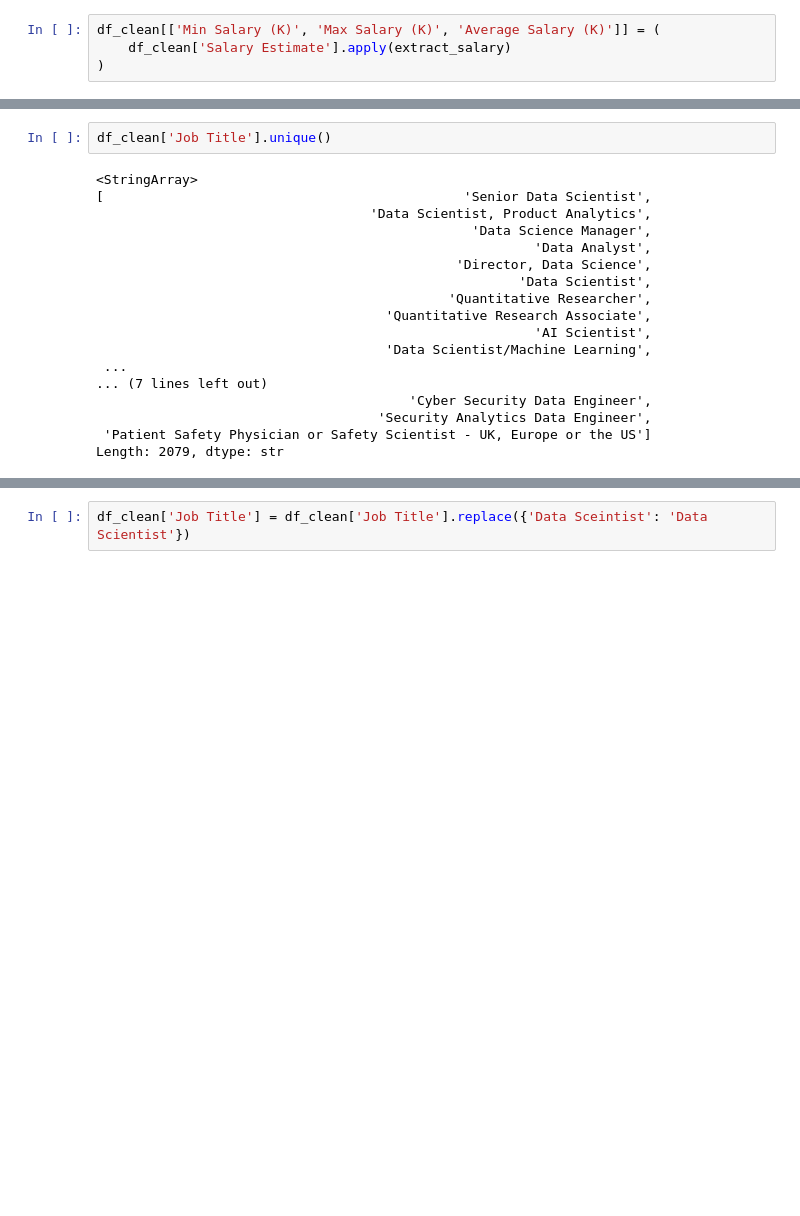
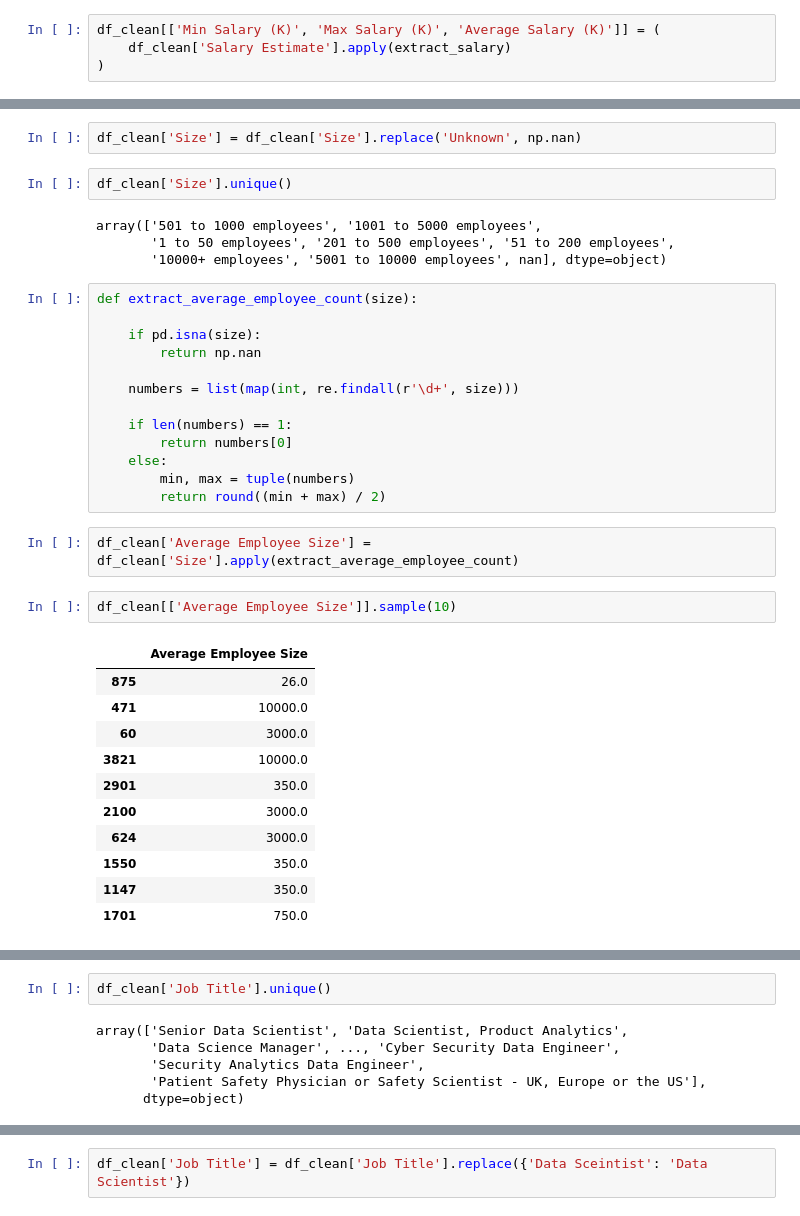
Before and after one commit to maryamzakeri-ds/data-job-market-analysis, a Jupyter notebook: notebooks/02_data_cleaning.ipynb, the cells around one changed output, grey strips where cells are left out. Drawn from its saved outputs; the diff is of its cells as text; blank space fills up the shorter version.

```diff
--- a/notebooks/02_data_cleaning.ipynb
+++ b/notebooks/02_data_cleaning.ipynb
@@ -304,3 +325,40 @@ df_clean[['Min Salary (K)', 'Max Salary (K)', 'Average Salary (K)']].sample(20)
+# %%
+df_clean['Size'] = df_clean['Size'].replace('Unknown', np.nan)
+# %%
+df_clean['Size'].unique()
+# %% [output]
+array(['501 to 1000 employees', '1001 to 5000 employees',
+       '1 to 50 employees', '201 to 500 employees', '51 to 200 employees',
+       '10000+ employees', '5001 to 10000 employees', nan], dtype=object)
+# %%
+def extract_average_employee_count(size):
+
+    if pd.isna(size):
+        return np.nan
+
+    numbers = list(map(int, re.findall(r'\d+', size)))
+
+    if len(numbers) == 1:
+        return numbers[0]
+    else:
+        min, max = tuple(numbers)
+        return round((min + max) / 2)
+# %%
+df_clean['Average Employee Size'] = df_clean['Size'].apply(extract_average_employee_count)
+# %%
+df_clean[['Average Employee Size']].sample(10)
+# %% [output]
+|  | Average Employee Size |
+| 875 | 26.0 |
+| 471 | 10000.0 |
+| 60 | 3000.0 |
+| 3821 | 10000.0 |
+| 2901 | 350.0 |
+| 2100 | 3000.0 |
+| 624 | 3000.0 |
+| 1550 | 350.0 |
+| 1147 | 350.0 |
+| 1701 | 750.0 |
 # %% [markdown]
 ### Job Title Standardization
 
@@ -316,23 +375,11 @@ The original `Job Title` column is retained to preserve the raw information.
 # %%
 df_clean['Job Title'].unique()
 # %% [output]
-<StringArray>
-[                                              'Senior Data Scientist',
-                                   'Data Scientist, Product Analytics',
-                                                'Data Science Manager',
-                                                        'Data Analyst',
-                                              'Director, Data Science',
-                                                      'Data Scientist',
-                                             'Quantitative Researcher',
-                                     'Quantitative Research Associate',
-                                                        'AI Scientist',
-                                     'Data Scientist/Machine Learning',
- ...
-... (7 lines left out)
-                                        'Cyber Security Data Engineer',
-                                    'Security Analytics Data Engineer',
- 'Patient Safety Physician or Safety Scientist - UK, Europe or the US']
-Length: 2079, dtype: str
+array(['Senior Data Scientist', 'Data Scientist, Product Analytics',
+       'Data Science Manager', ..., 'Cyber Security Data Engineer',
+       'Security Analytics Data Engineer',
+       'Patient Safety Physician or Safety Scientist - UK, Europe or the US'],
+      dtype=object)
 # %%
 df_clean['Job Title'].value_counts().head(60)
 # %% [output]
```
Also changed, not shown: parts of 20 cells of this notebook, 1 other file.
